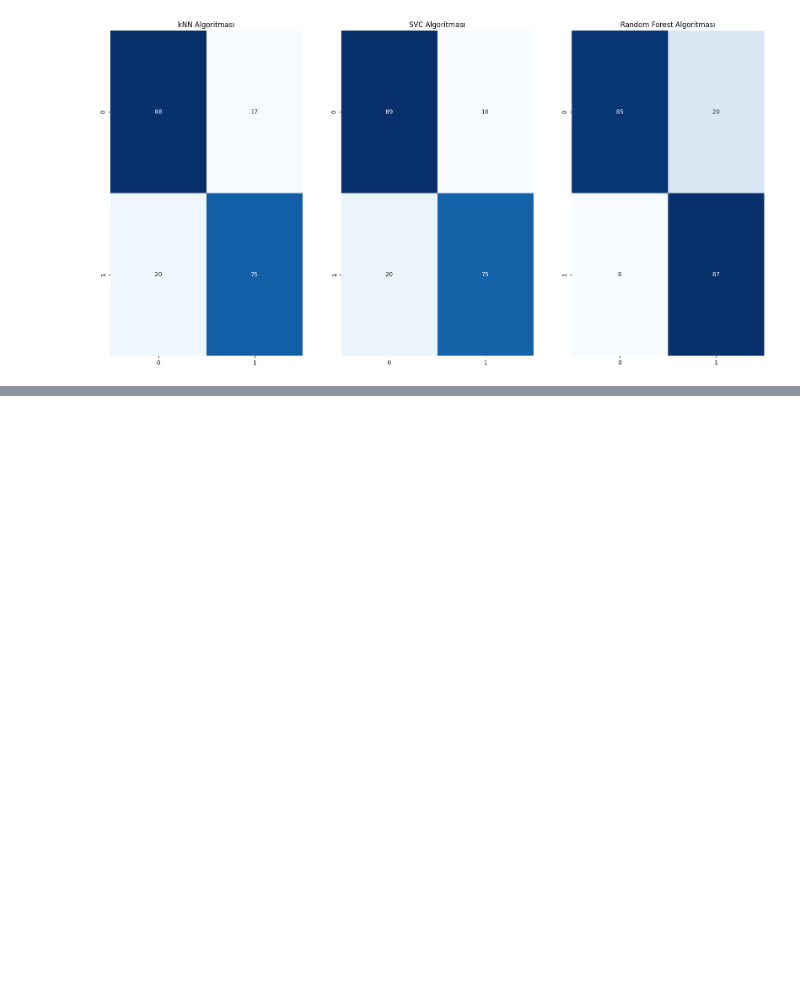
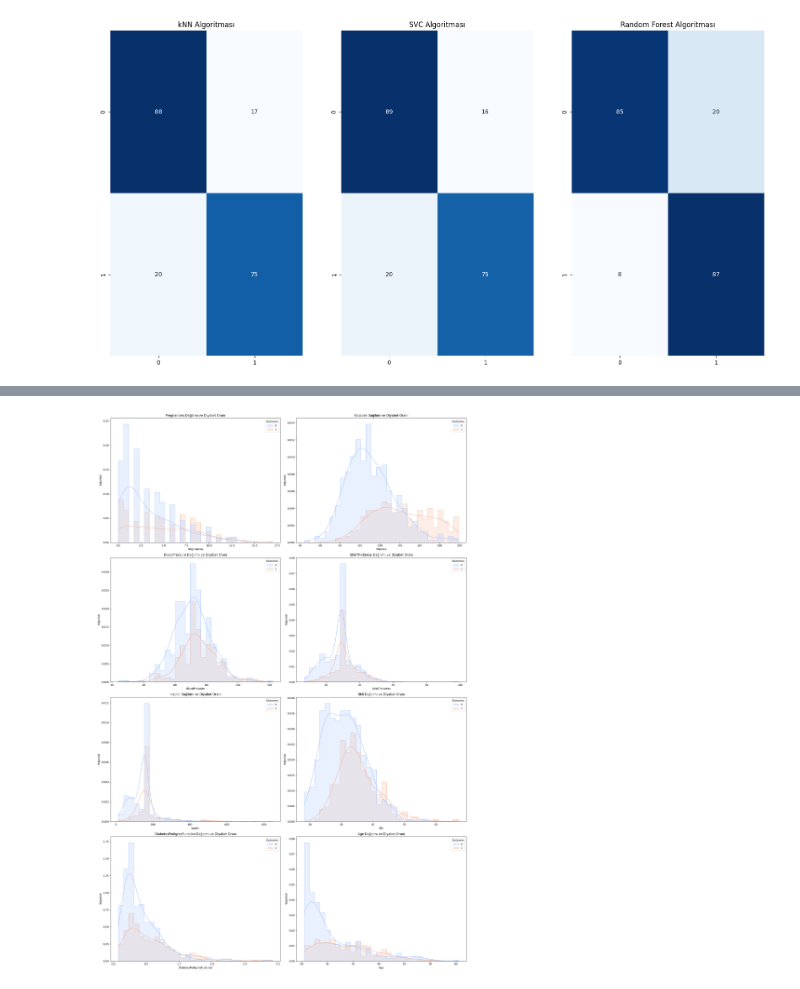
Before and after one commit to meyliteK/diyabet_tahmin_sitesi, a Jupyter notebook: project_files/bitirme.ipynb, the cells around one changed output, grey strips where cells are left out. Cells and saved outputs as stored; diff of their text form; code cells hidden in the pictures; blank space fills up the shorter version.

```diff
--- a/project_files/bitirme.ipynb
+++ b/project_files/bitirme.ipynb
@@ -485,0 +385,20 @@ plt.show()
+# %%
+import seaborn as sns
+import matplotlib.pyplot as plt
+
+# Özellikler
+features = dataset.columns[:-1]  # Son sütun Outcome olduğu için hariç tutuldu
+
+# Grafik oluşturma
+plt.figure(figsize=(20, 30))
+for i, feature in enumerate(features, 1):
+    plt.subplot(4, 2, i)
+    sns.histplot(data=dataset, x=feature, hue="Outcome", kde=True, palette="coolwarm", bins=30, element="step", stat="density")
+    plt.title(f"{feature} Dağılımı ve Diyabet Oranı")
+    plt.xlabel(feature)
+    plt.ylabel("Yoğunluk")
+
+plt.tight_layout()
+plt.show()
+# %% [output]
+[figure, added]
```
Also changed, not shown: parts of 6 cells of this notebook, 5 other files.
